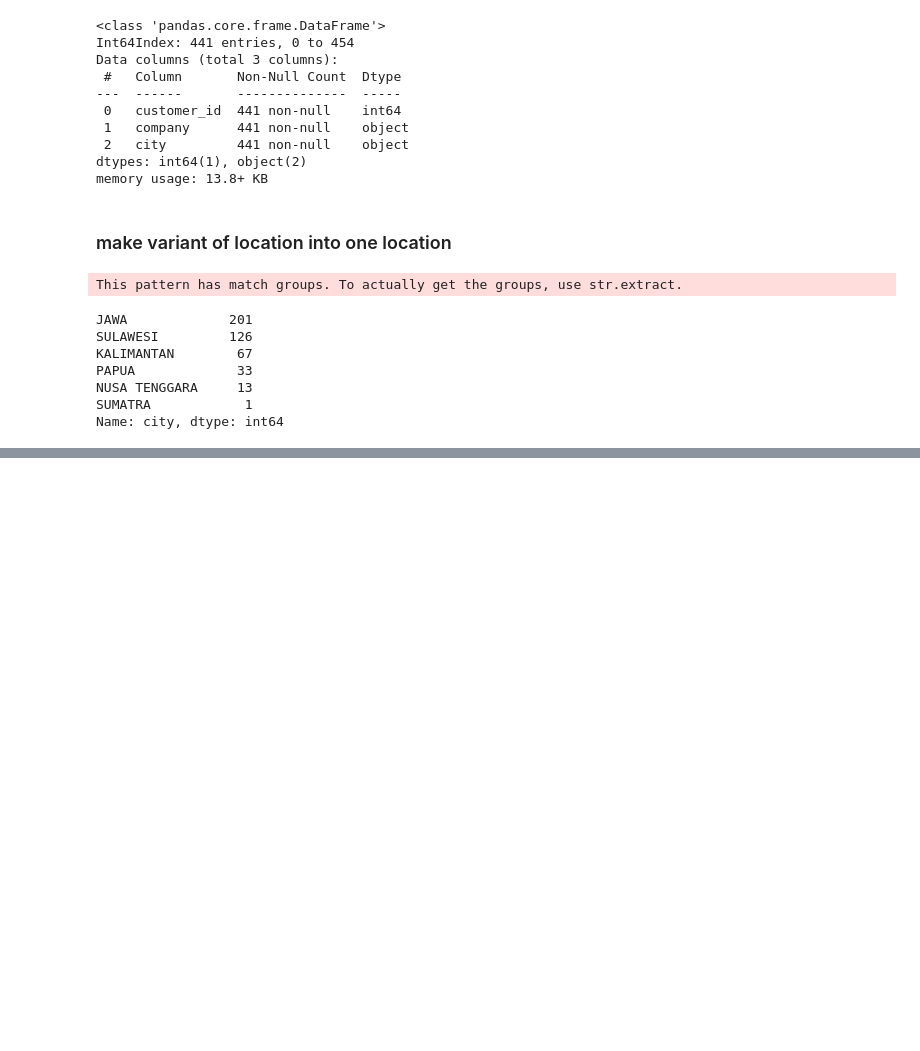
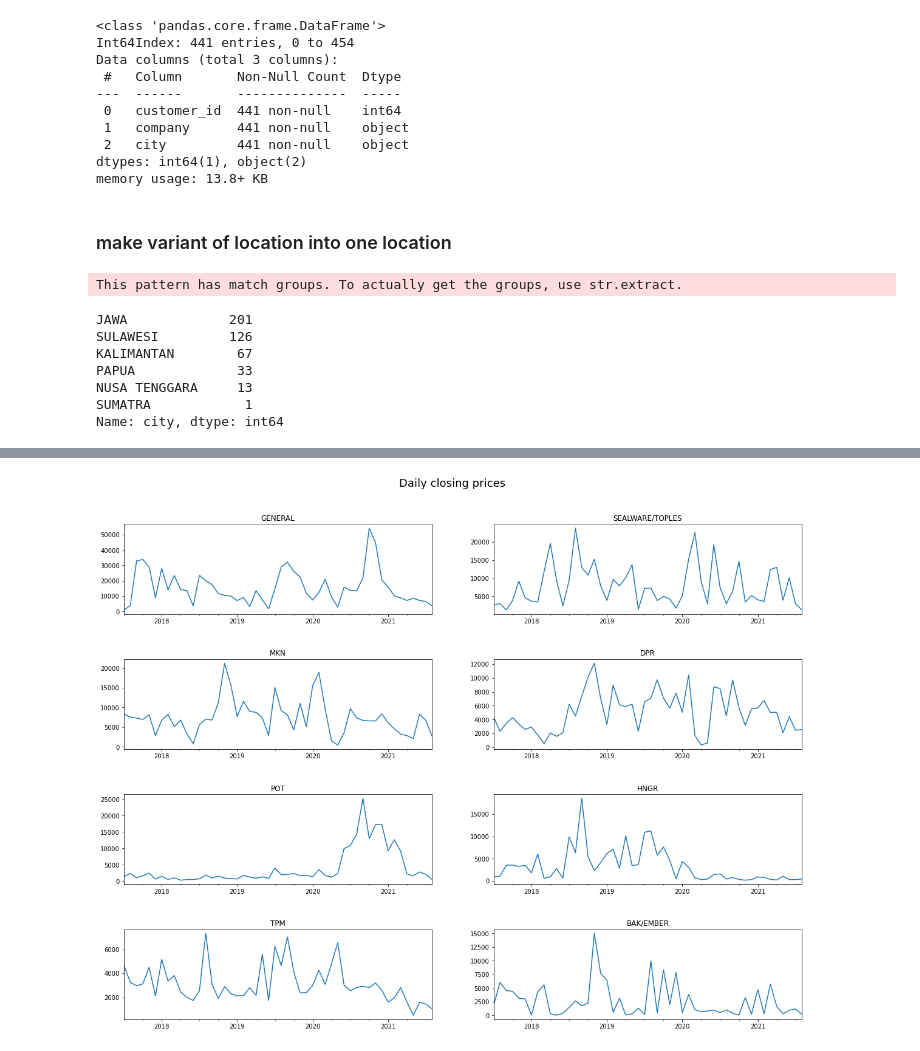
Before and after one commit to jordankusuma/skripsi_forecast, a Jupyter notebook: Skripsi_coba.ipynb, the cells around one changed output, grey strips where cells are left out. Cells and saved outputs as stored; diff of their text form; code cells hidden in the pictures; blank space fills up the shorter version.

```diff
--- a/Skripsi_coba.ipynb
+++ b/Skripsi_coba.ipynb
@@ -250,0 +388,4 @@ Name: city, dtype: int64
+# %%
+monthly_sales.interpolate(inplace = True)
+monthly_sales.index=monthly_sales.index.get_level_values('date').to_timestamp()
+monthly_sales.drop(['total', 'real_unit_price'], axis=1, inplace=True)
@@ -250,0 +422,22 @@ Name: city, dtype: int64
+# %%
+# define subplot grid
+top_category = ['general', 'sealware/toples', 'mkn', 'dpr', 'pot', 'hngr', 'tpm', 'bak/ember']
+
+fig, axs = plt.subplots(nrows=4, ncols=2, figsize=(20, 15))
+plt.subplots_adjust(hspace=0.5)
+fig.suptitle("Daily closing prices", fontsize=18, y=0.95)
+
+# loop through tickers and axes
+for ticker, ax in zip(top_category, axs.ravel()):
+    # filter df for ticker and plot on specified axes
+    monthly_sales[monthly_sales["category_code"] == ticker].plot(ax=ax)
+
+    # chart formatting
+    ax.set_title(ticker.upper())
+    ax.get_legend().remove()
+    ax.set_xlabel("")
+    ax.ticklabel_format(style='plain', axis='y')
+
+plt.show()
+# %% [output]
+[figure, added]
```
Also changed, not shown: parts of 32 cells of this notebook.
